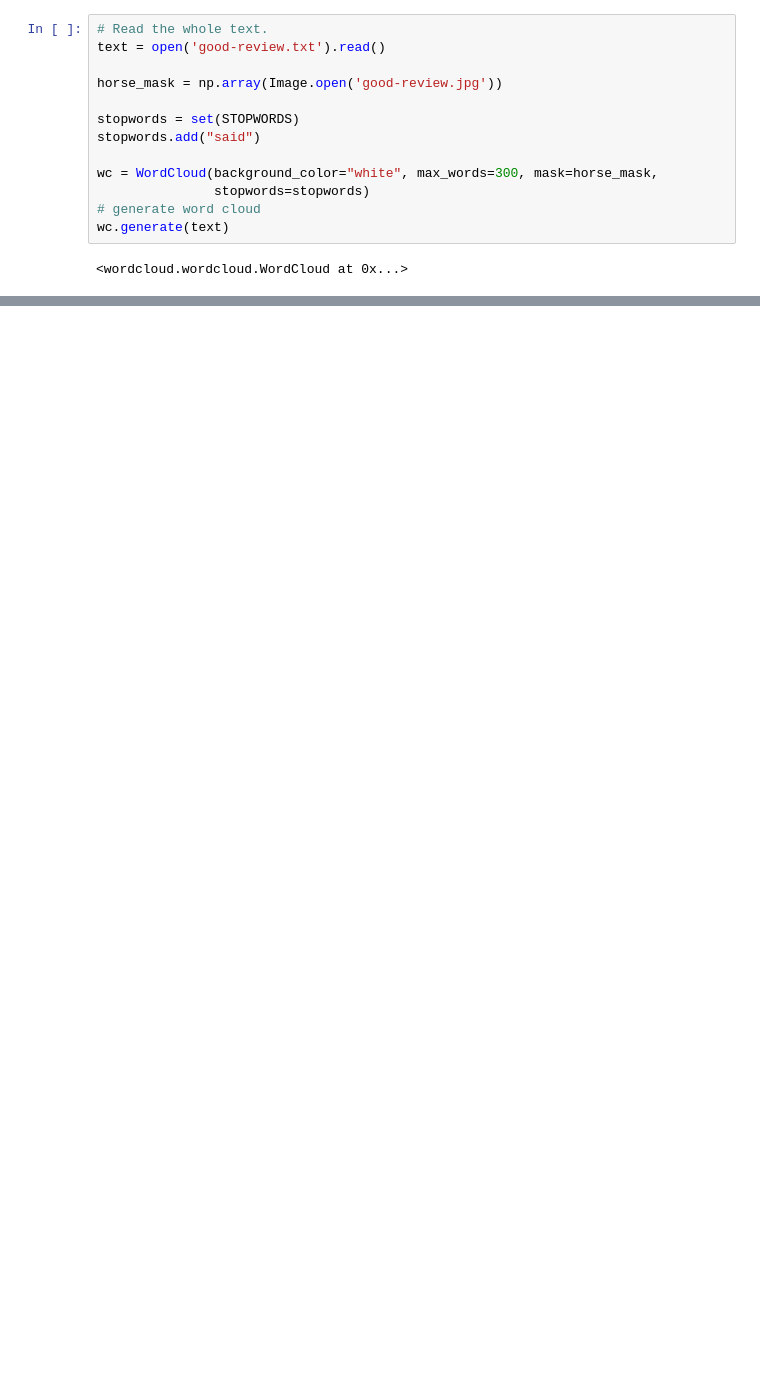
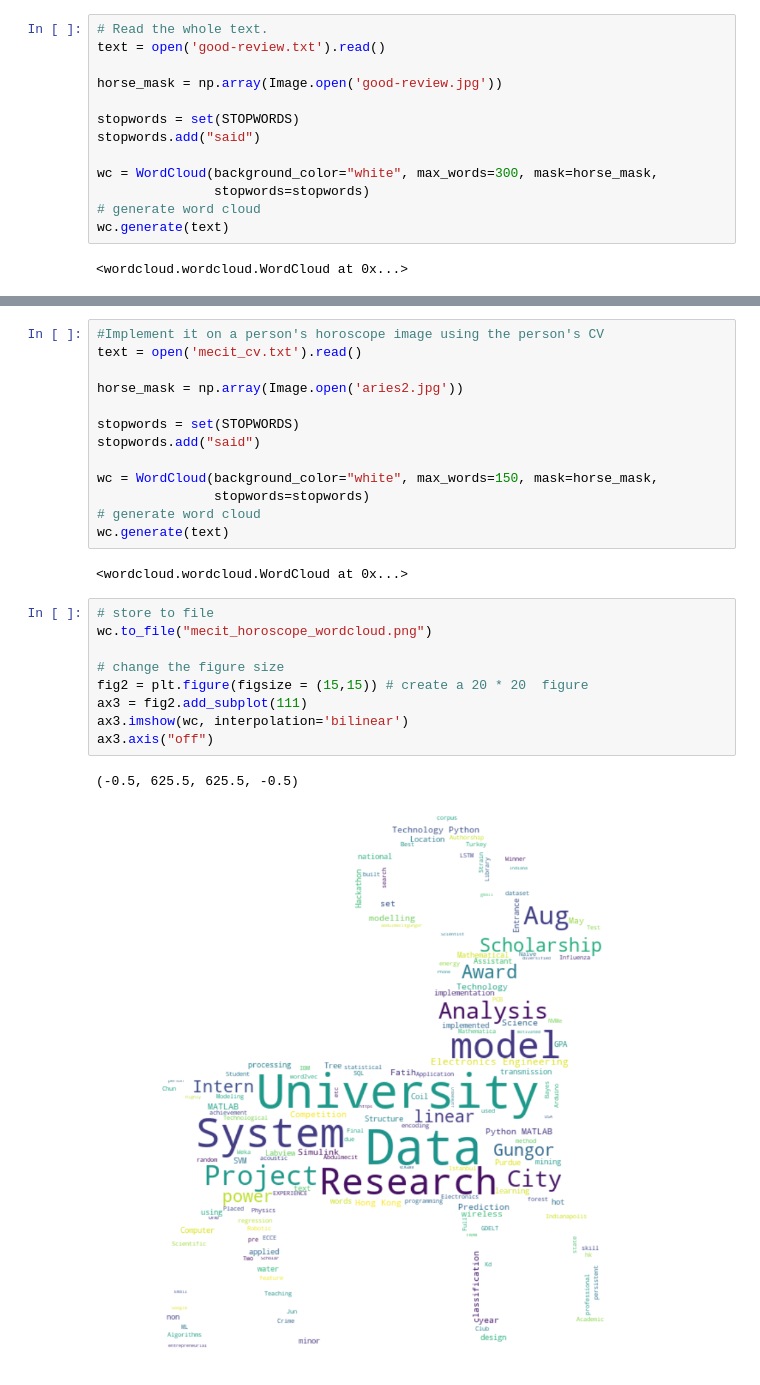
Before and after one commit to agungor2/wordcloud-review-demo, a Jupyter notebook: Wordcloud Review Example.ipynb, the cells around one changed output, grey strips where cells are left out. Cells and saved outputs as stored; diff of their text form; blank space fills up the shorter version.

```diff
--- a/Wordcloud Review Example.ipynb
+++ b/Wordcloud Review Example.ipynb
@@ -60,0 +61,27 @@ ax3.axis("off")
+# %%
+#Implement it on a person's horoscope image using the person's CV
+text = open('mecit_cv.txt').read()
+
+horse_mask = np.array(Image.open('aries2.jpg'))
+
+stopwords = set(STOPWORDS)
+stopwords.add("said")
+
+wc = WordCloud(background_color="white", max_words=150, mask=horse_mask,
+               stopwords=stopwords)
+# generate word cloud
+wc.generate(text)
+# %% [output]
+<wordcloud.wordcloud.WordCloud at 0x...>
+# %%
+# store to file
+wc.to_file("mecit_horoscope_wordcloud.png")
+
+# change the figure size
+fig2 = plt.figure(figsize = (15,15)) # create a 20 * 20  figure
+ax3 = fig2.add_subplot(111)
+ax3.imshow(wc, interpolation='bilinear')
+ax3.axis("off")
+# %% [output]
+(-0.5, 625.5, 625.5, -0.5)
+[figure, added]
```
Also changed, not shown: parts of 4 cells of this notebook, 6 other files.
